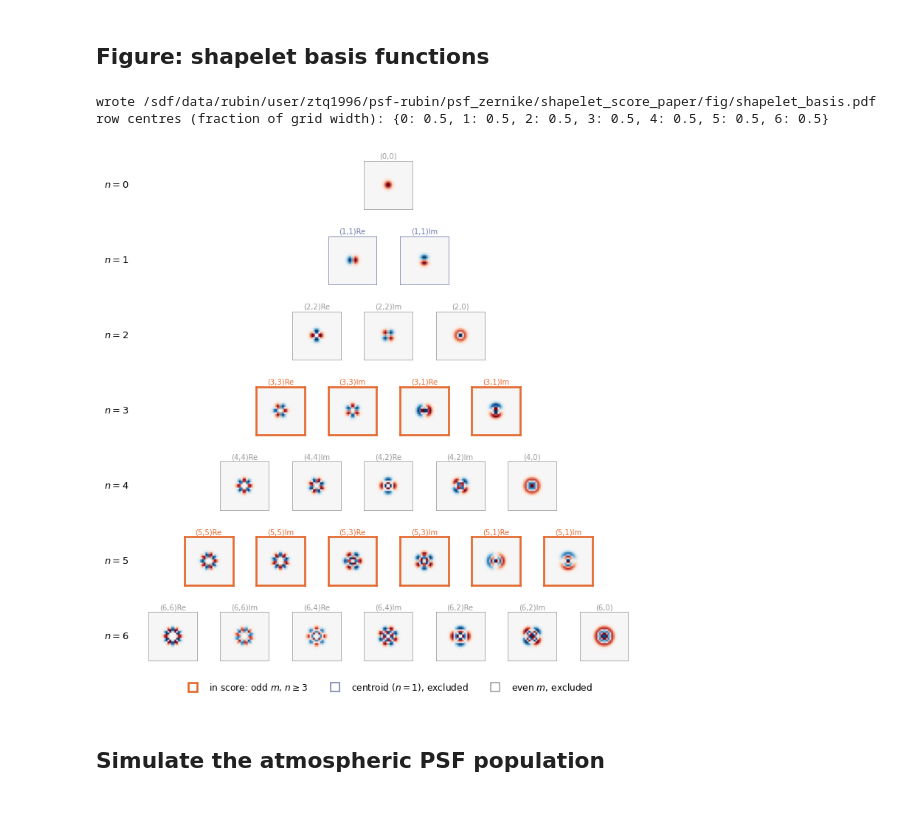
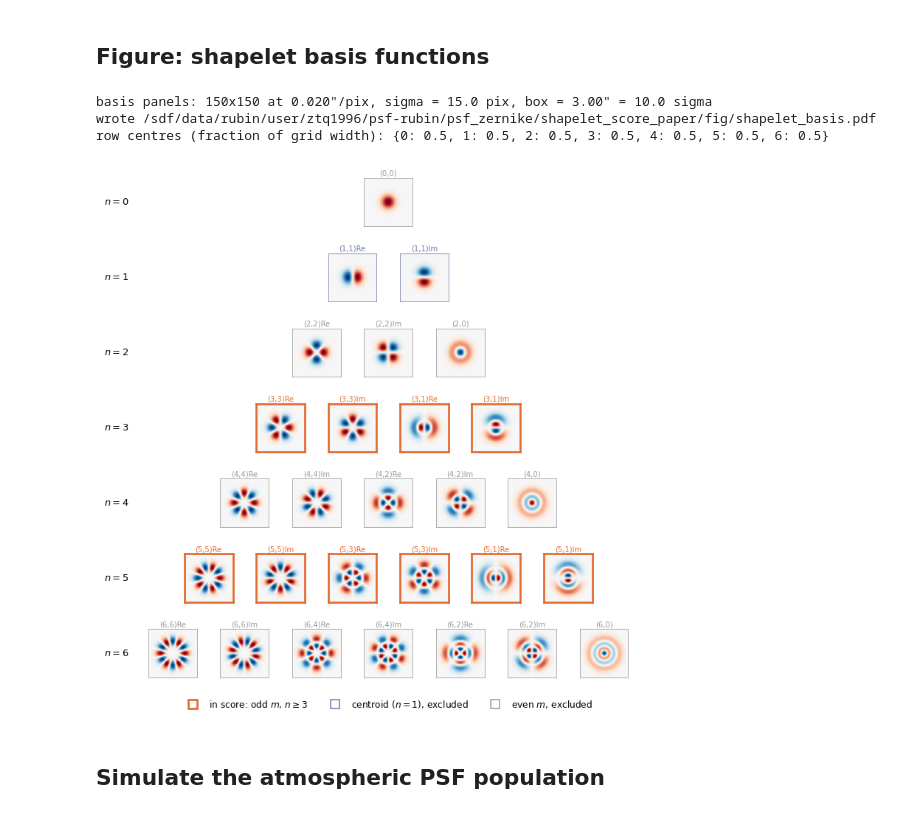
Before and after one commit to ztq1996/shapelet_score_paper, a Jupyter notebook: nb/02_atm_simulation.ipynb, the cells around one changed output. Cells and saved outputs as stored; diff of their text form; code cells hidden in the pictures.

```diff
--- a/nb/02_atm_simulation.ipynb
+++ b/nb/02_atm_simulation.ipynb
@@ -94,6 +94,22 @@ def mode_color(r):
     if r['in_score']: return C_SCORE
     if r['centroid']: return C_CENT
     return C_EVEN
+
+# The basis functions are drawn for display only, not fitted, so they are rendered
+# well below the analysis pixel scale: 0.02 arcsec/pixel puts sigma = 15 pixels
+# across instead of the 1.5 it had at PIXEL_SCALE, which removes the pixelation
+# that was visible in the n=5,6 modes. The box is also cropped from the original
+# 5.6 arcsec (9.3 sigma) to a 5 sigma half-width, which fills the panels: 99% of
+# the summed |amplitude| of every mode up to n=6 lies inside 4.8 sigma, so nothing
+# meaningful is cut off.
+BASIS_SIGMA = 0.3                                # arcsec
+BASIS_SCALE = PIXEL_SCALE / 10                   # 0.02 arcsec/pix, display only
+BASIS_HALF  = 5.0                                # half-width, in units of sigma
+BASIS_NPIX  = int(round(2 * BASIS_HALF * BASIS_SIGMA / BASIS_SCALE))
+print(f'basis panels: {BASIS_NPIX}x{BASIS_NPIX} at {BASIS_SCALE:.3f}"/pix, '
+      f'sigma = {BASIS_SIGMA/BASIS_SCALE:.1f} pix, '
+      f'box = {BASIS_NPIX*BASIS_SCALE:.2f}" '
+      f'= {BASIS_NPIX*BASIS_SCALE/BASIS_SIGMA:.1f} sigma')
 
 # Rows hold n+1 panels, so rows alternate odd and even length. On a plain
 # (BMAX+1)-column grid the even-length rows cannot be centred -- they land half
@@ -116,10 +132,11 @@ for n in range(BMAX + 1):
             row_left[n] = ax
         c = mode_color(r)
         b = np.zeros(N_COEFF); b[int(r['idx'])] = 1.0
-        img = galsim.Image(28, 28, scale=PIXEL_SCALE)
-        galsim.Shapelet(0.3, BMAX, b).drawImage(image=img, method='sb')
+        img = galsim.Image(BASIS_NPIX, BASIS_NPIX, scale=BASIS_SCALE)
+        galsim.Shapelet(BASIS_SIGMA, BMAX, b).drawImage(image=img, method='sb')
         v = np.abs(img.array).max()
-        ax.imshow(img.array, origin='lower', cmap='RdBu_r', vmin=-v, vmax=v)
+        ax.imshow(img.array, origin='lower', cmap='RdBu_r', vmin=-v, vmax=v,
+                  interpolation='nearest', rasterized=True)
         ax.set_xticks([]); ax.set_yticks([])
         for s in ax.spines.values():
             s.set_linewidth(1.8 if r['in_score'] else 0.5)
@@ -130,35 +147,36 @@ for n in range(BMAX + 1):
 for n, ax0 in row_left.items():
     bb = ax0.get_position()
     fig.text(0.075, bb.y0 + bb.height / 2, f'$n={n}$',
              ha='right', va='center', fontsize=8.5)
 
 handles = [plt.Line2D([], [], marker='s', ls='', markersize=8, markerfacecolor='none',
                       markeredgewidth=1.8, markeredgecolor=C_SCORE,
                       label='in score: odd $m$, $n\\geq3$'),
            plt.Line2D([], [], marker='s', ls='', markersize=8, markerfacecolor='none',
                       markeredgewidth=1.0, markeredgecolor=C_CENT,
                       label='centroid ($n=1$), excluded'),
            plt.Line2D([], [], marker='s', ls='', markersize=8, markerfacecolor='none',
                       markeredgewidth=1.0, markeredgecolor=C_EVEN,
                       label='even $m$, excluded')]
 fig.legend(handles=handles, loc='lower center', ncol=3, frameon=False,
            fontsize=8, bbox_to_anchor=(0.545, 0.005))
 
-fig.savefig(FIG / 'shapelet_basis.pdf')
+fig.savefig(FIG / 'shapelet_basis.pdf', dpi=300)
 print('wrote', FIG / 'shapelet_basis.pdf')
 
 # Verify every row is centred on the same vertical midline.
 mids = {}
 for n in range(BMAX + 1):
     k = len(coeff[coeff['n'] == n])
     start = NCOL - k
     mids[n] = (start + (start + 2 * k)) / 2 / (2 * NCOL)
 print('row centres (fraction of grid width):', {n: round(v, 4) for n, v in mids.items()})
 assert len(set(round(v, 9) for v in mids.values())) == 1, 'rows are not aligned'
 # %% [output]
+basis panels: 150x150 at 0.020"/pix, sigma = 15.0 pix, box = 3.00" = 10.0 sigma
 wrote /sdf/data/rubin/user/ztq1996/psf-rubin/psf_zernike/shapelet_score_paper/fig/shapelet_basis.pdf
 row centres (fraction of grid width): {0: 0.5, 1: 0.5, 2: 0.5, 3: 0.5, 4: 0.5, 5: 0.5, 6: 0.5}
-[figure, old version]
+[figure, new version]
 # %% [markdown]
 ## Simulate the atmospheric PSF population
 # %%
```
Also changed, not shown: parts of 2 cells of this notebook, 4 other files.
